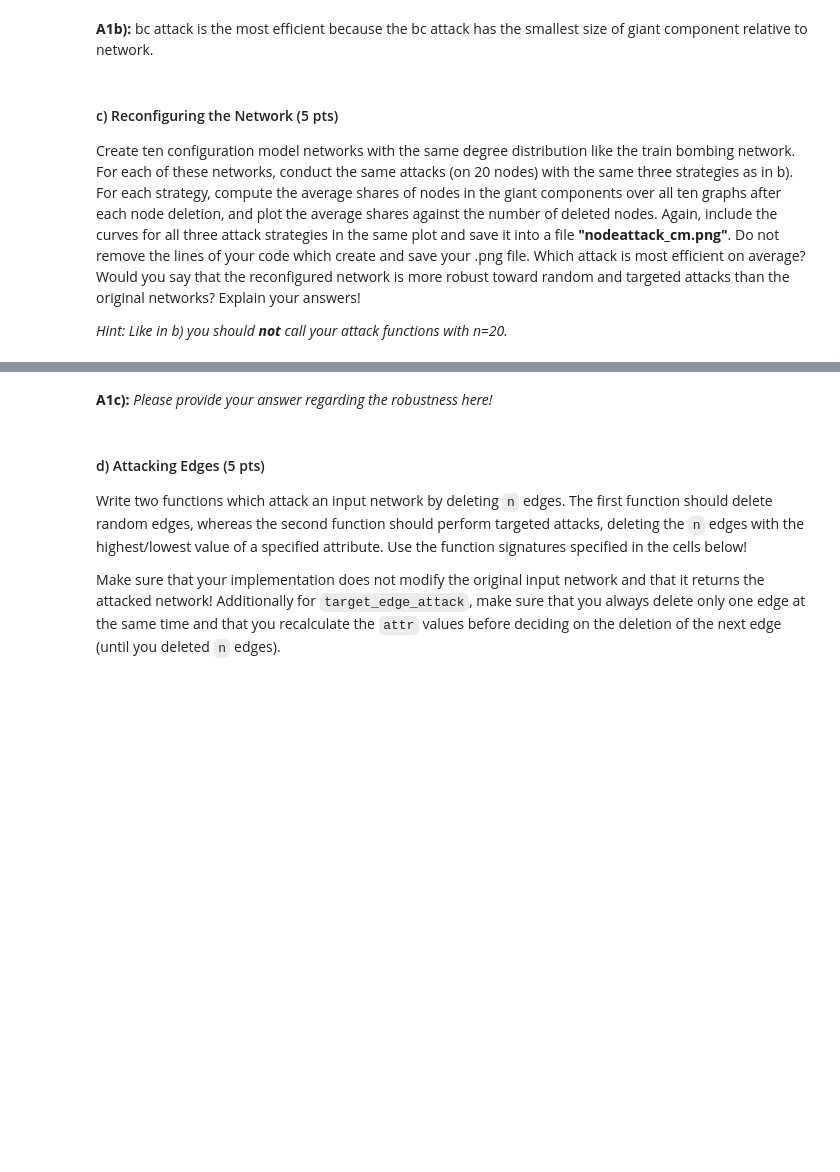
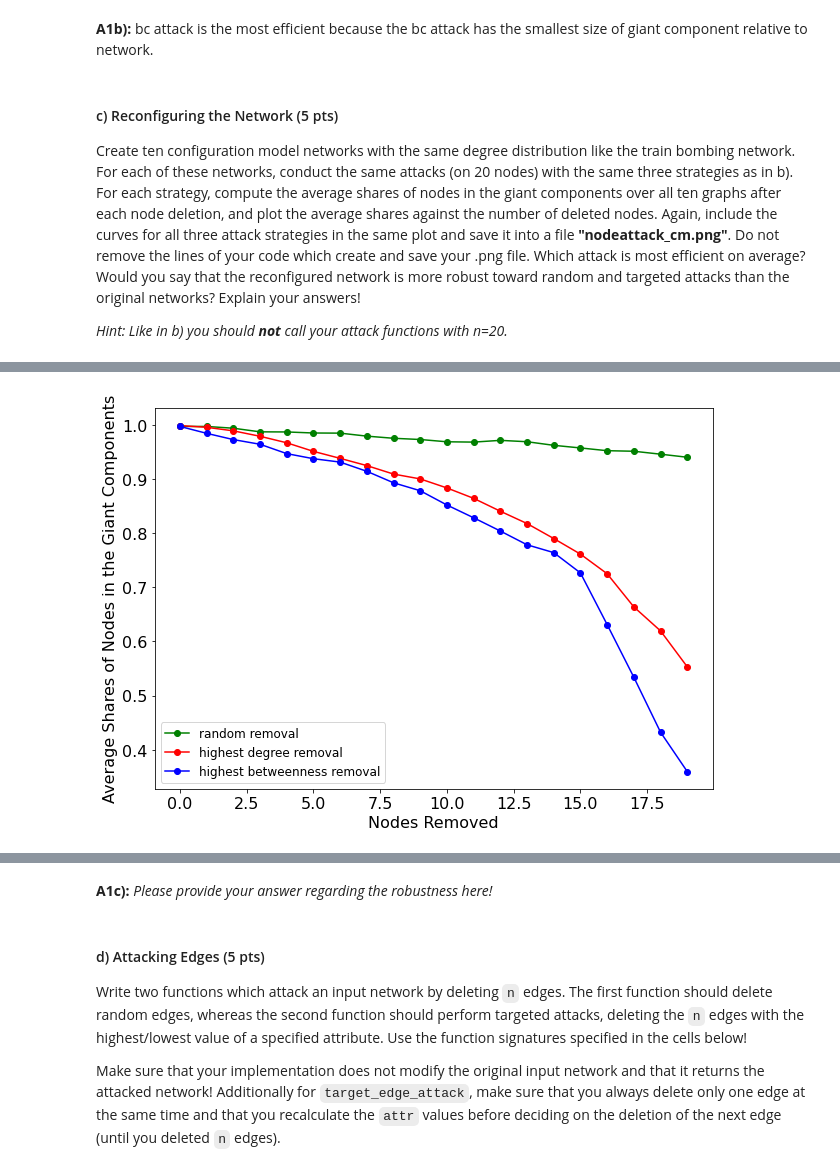
Before and after one commit to sunwen0120/social_network, a Jupyter notebook: homework_2/wen_sun_homeassignment2.ipynb, the cells around one changed output, grey strips where cells are left out. Drawn from its saved outputs; the diff is of its cells as text; code cells hidden in the pictures; blank space fills up the shorter version.

```diff
--- a/homework_2/wen_sun_homeassignment2.ipynb
+++ b/homework_2/wen_sun_homeassignment2.ipynb
@@ -351,0 +314,91 @@ G_cf = nx.configuration_model(d.values(),create_using=nx.Graph)
+# %%
+import statistics
+import pandas as pd
+# example on how to initialize the configuration model
+d = dict(G.degree())
+# rep_1 = 2
+# rep_2 = 20
+# # for i in range(rep_1):
+# G_cf = nx.configuration_model(d.values(),create_using=nx.Graph)
+# N = G_cf.number_of_nodes()
+# for i in range(rep_2):
+#     gc = max(len(c) for c in nx.connected_components(G_cf))
+#     share_random.append(gc)
+#     print(share_random)
+#     print('****************************')
+#     G_cf = random_attack(G_cf,1)
+#     N -= 1
+# print(nx.info(G_cf))
+
+# do random attrack
+data_r = pd.DataFrame()
+summary_list = []
+for i in range(10):
+    gc_list=[]
+    G_cf = nx.configuration_model(d.values(),create_using=nx.Graph)
+    for j in range(20):
+        N = G_cf.number_of_nodes()
+        gc = max(len(c) for c in nx.connected_components(G_cf))
+        gc_list.extend([gc/N])
+        G_cf_new = random_attack(G_cf,1)
+        N -= 1
+    summary_list.append(gc_list)
+    data_r = pd.DataFrame(summary_list)
+
+avg_r = data_r.mean(0)
+avg_CC_random = avg_r.tolist()
+
+
+# do highest degree attrack
+data_d = pd.DataFrame()
+summary_list = []
+for i in range(10):
+    gc_list=[]
+    G_cf = nx.configuration_model(d.values(),create_using=nx.Graph)
+    for j in range(20):
+        N = G_cf.number_of_nodes()
+        gc = max(len(c) for c in nx.connected_components(G_cf))
+        gc_list.extend([gc/N])
+        G_cf_new = degree_attack(G_cf,1)
+        N -= 1
+    summary_list.append(gc_list)
+    data_d = pd.DataFrame(summary_list)
+
+avg_d = data_d.mean(0)
+avg_CC_degree = avg_d.tolist()
+
+
+# do highest bc attrack
+data_b = pd.DataFrame()
+summary_list = []
+for i in range(10):
+    gc_list=[]
+    G_cf = nx.configuration_model(d.values(),create_using=nx.Graph)
+    for j in range(20):
+        N = G_cf.number_of_nodes()
+        gc = max(len(c) for c in nx.connected_components(G_cf))
+        gc_list.extend([gc/N])
+        G_cf_new = bc_attack(G_cf,1)
+        N -= 1
+    summary_list.append(gc_list)
+    data_b = pd.DataFrame(summary_list)
+
+avg_b = data_b.mean(0)
+avg_CC_bc = avg_b.tolist()
+
+
+plt.figure(figsize=(10,7))
+plt.plot([x for x in avg_CC_random],'-o',label='random removal',color='green')
+plt.plot([x for x in avg_CC_degree],'-o',label='highest degree removal',color='red')
+plt.plot([x for x in avg_CC_bc],'-o',label='highest betweenness removal',color='blue')
+plt.xscale('linear')
+plt.ylabel('Average Shares of Nodes in the Giant Components',size=16)
+plt.xlabel('Nodes Removed',size=16)
+plt.legend(prop={'size': 16})
+plt.xticks(size=16)
+plt.yticks(size=16)
+
+plt.legend(fontsize=12)
+plt.show()
+plt.savefig("nodeattack_cm.png")
+# %% [output]
@@ -351,0 +408 @@ G_cf = nx.configuration_model(d.values(),create_using=nx.Graph)
+[figure, added]
```
Also changed, not shown: parts of 15 cells of this notebook, 2 other files.
